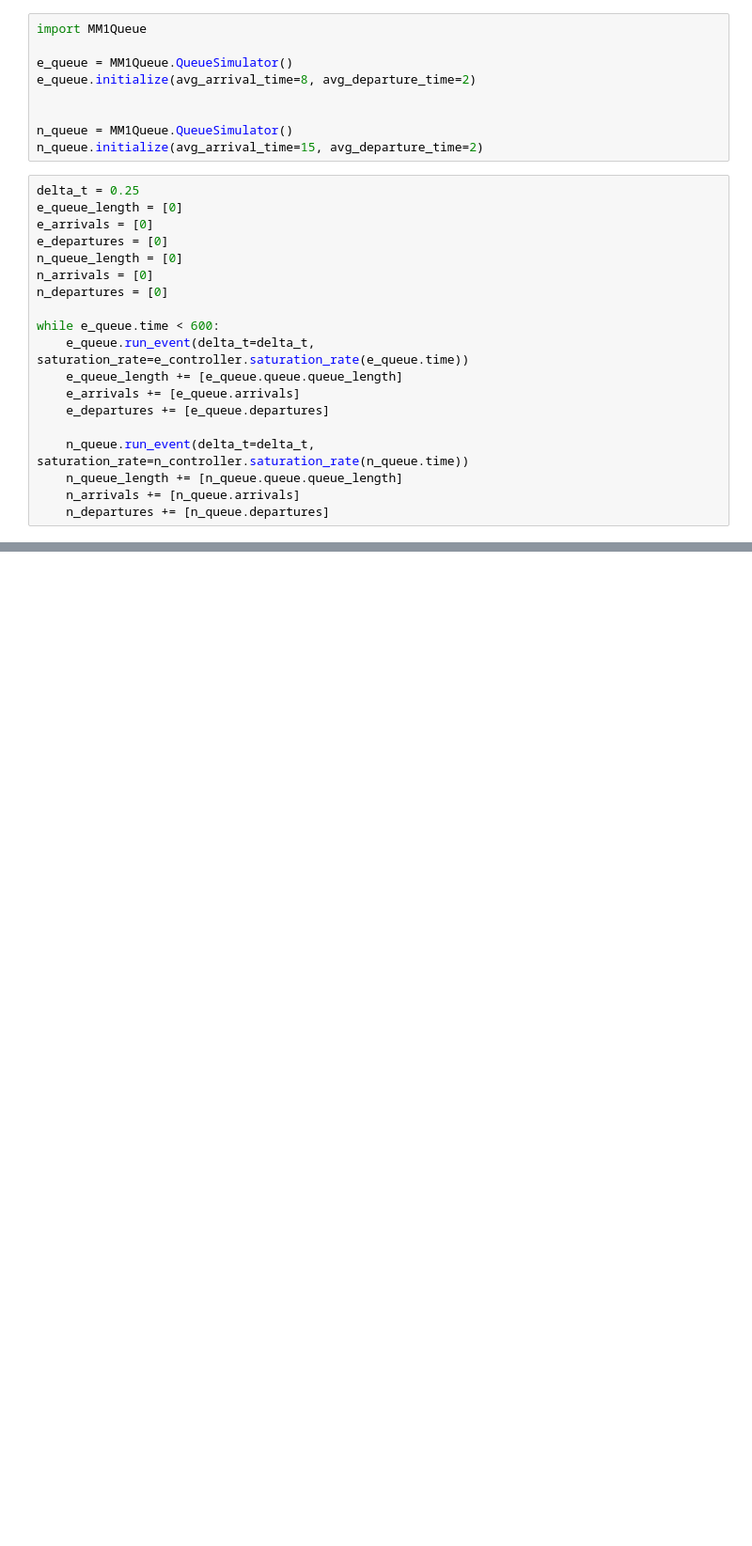
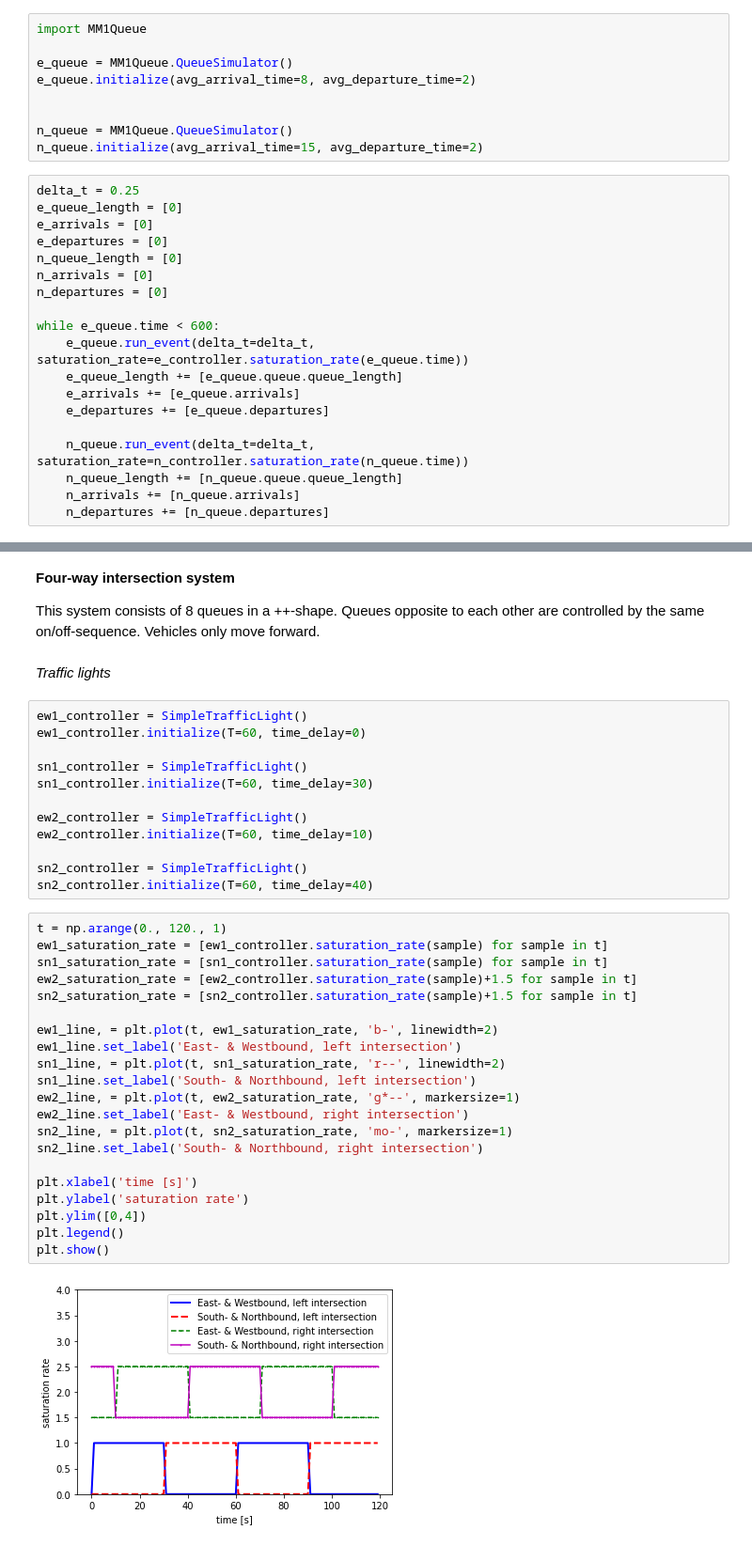
Before and after one commit to KingJohanna/vehicle-traffic-congestion-control, a Jupyter notebook: Simulation.ipynb, the cells around one changed output, grey strips where cells are left out. Shown at 94% size. Cells and saved outputs as stored; diff of their text form; blank space fills up the shorter version.

Commit message:
Simulated system of four-way intersections. M/M/1-queue has been modified to allow for non-random arrivals.

```diff
--- a/Simulation.ipynb
+++ b/Simulation.ipynb
@@ -88,0 +89,41 @@ Average wait time, northbound road: 5.508196721311475 s
+# %% [markdown]
+**Four-way intersection system**
+
+This system consists of 8 queues in a ++-shape. Queues opposite to each other are controlled by the same on/off-sequence. Vehicles only move forward.
+# %% [markdown]
+*Traffic lights*
+# %%
+ew1_controller = SimpleTrafficLight()
+ew1_controller.initialize(T=60, time_delay=0)
+
+sn1_controller = SimpleTrafficLight()
+sn1_controller.initialize(T=60, time_delay=30)
+
+ew2_controller = SimpleTrafficLight()
+ew2_controller.initialize(T=60, time_delay=10)
+
+sn2_controller = SimpleTrafficLight()
+sn2_controller.initialize(T=60, time_delay=40)
+# %%
+t = np.arange(0., 120., 1)
+ew1_saturation_rate = [ew1_controller.saturation_rate(sample) for sample in t]
+sn1_saturation_rate = [sn1_controller.saturation_rate(sample) for sample in t]
+ew2_saturation_rate = [ew2_controller.saturation_rate(sample)+1.5 for sample in t]
+sn2_saturation_rate = [sn2_controller.saturation_rate(sample)+1.5 for sample in t]
+
+ew1_line, = plt.plot(t, ew1_saturation_rate, 'b-', linewidth=2)
+ew1_line.set_label('East- & Westbound, left intersection')
+sn1_line, = plt.plot(t, sn1_saturation_rate, 'r--', linewidth=2)
+sn1_line.set_label('South- & Northbound, left intersection')
+ew2_line, = plt.plot(t, ew2_saturation_rate, 'g*--', markersize=1)
+ew2_line.set_label('East- & Westbound, right intersection')
+sn2_line, = plt.plot(t, sn2_saturation_rate, 'mo-', markersize=1)
+sn2_line.set_label('South- & Northbound, right intersection')
+
+plt.xlabel('time [s]')
+plt.ylabel('saturation rate')
+plt.ylim([0,4])
+plt.legend()
+plt.show()
+# %% [output]
+[figure, added]
```
Also changed, not shown: parts of 7 cells of this notebook, 1 other file.
